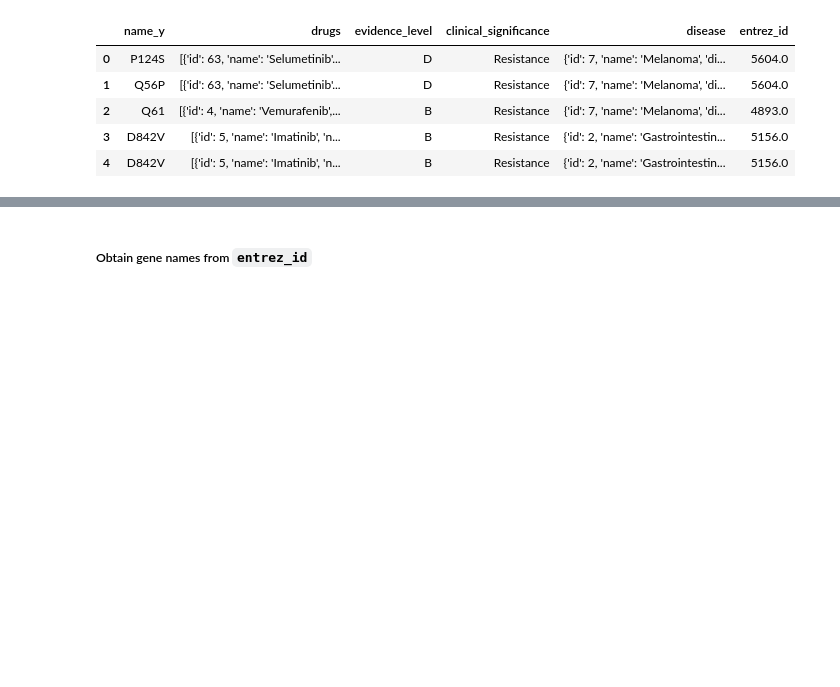
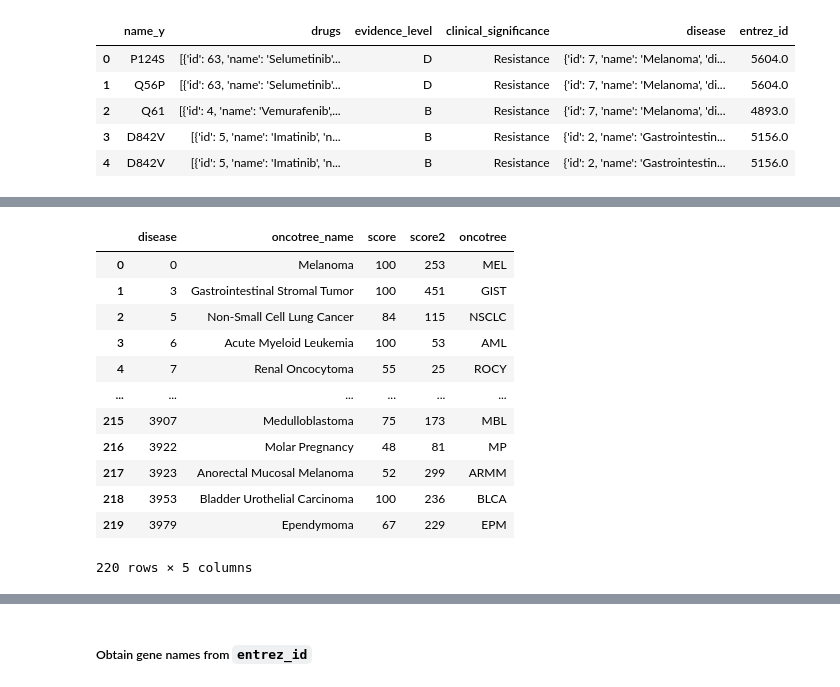
Before and after one commit to jmichuda/bmi-210-final-project, a Jupyter notebook: src/CIViC_API_Usage.ipynb, the cells around one changed output, grey strips where cells are left out. Cells and saved outputs as stored; diff of their text form; code cells hidden in the pictures; blank space fills up the shorter version.

```diff
--- a/src/CIViC_API_Usage.ipynb
+++ b/src/CIViC_API_Usage.ipynb
@@ -116,0 +198,16 @@ for i in range(df_variant_evidence_filtered.shape[0]):
+# %%
+pd.DataFrame(oncotree_mapping, columns = ['disease','oncotree_name','score','score2','oncotree'])
+# %% [output]
+|  | disease | oncotree_name | score | score2 | oncotree |
+| 0 | 0 | Melanoma | 100 | 253 | MEL |
+| 1 | 3 | Gastrointestinal Stromal Tumor | 100 | 451 | GIST |
+| 2 | 5 | Non-Small Cell Lung Cancer | 84 | 115 | NSCLC |
+| 3 | 6 | Acute Myeloid Leukemia | 100 | 53 | AML |
+| 4 | 7 | Renal Oncocytoma | 55 | 25 | ROCY |
+| ... | ... | ... | ... | ... | ... |
+| 215 | 3907 | Medulloblastoma | 75 | 173 | MBL |
+| 216 | 3922 | Molar Pregnancy | 48 | 81 | MP |
+| 217 | 3923 | Anorectal Mucosal Melanoma | 52 | 299 | ARMM |
+| 218 | 3953 | Bladder Urothelial Carcinoma | 100 | 236 | BLCA |
+| 219 | 3979 | Ependymoma | 67 | 229 | EPM |
+220 rows × 5 columns
```
Also changed, not shown: parts of 24 cells of this notebook, 8 other files.
